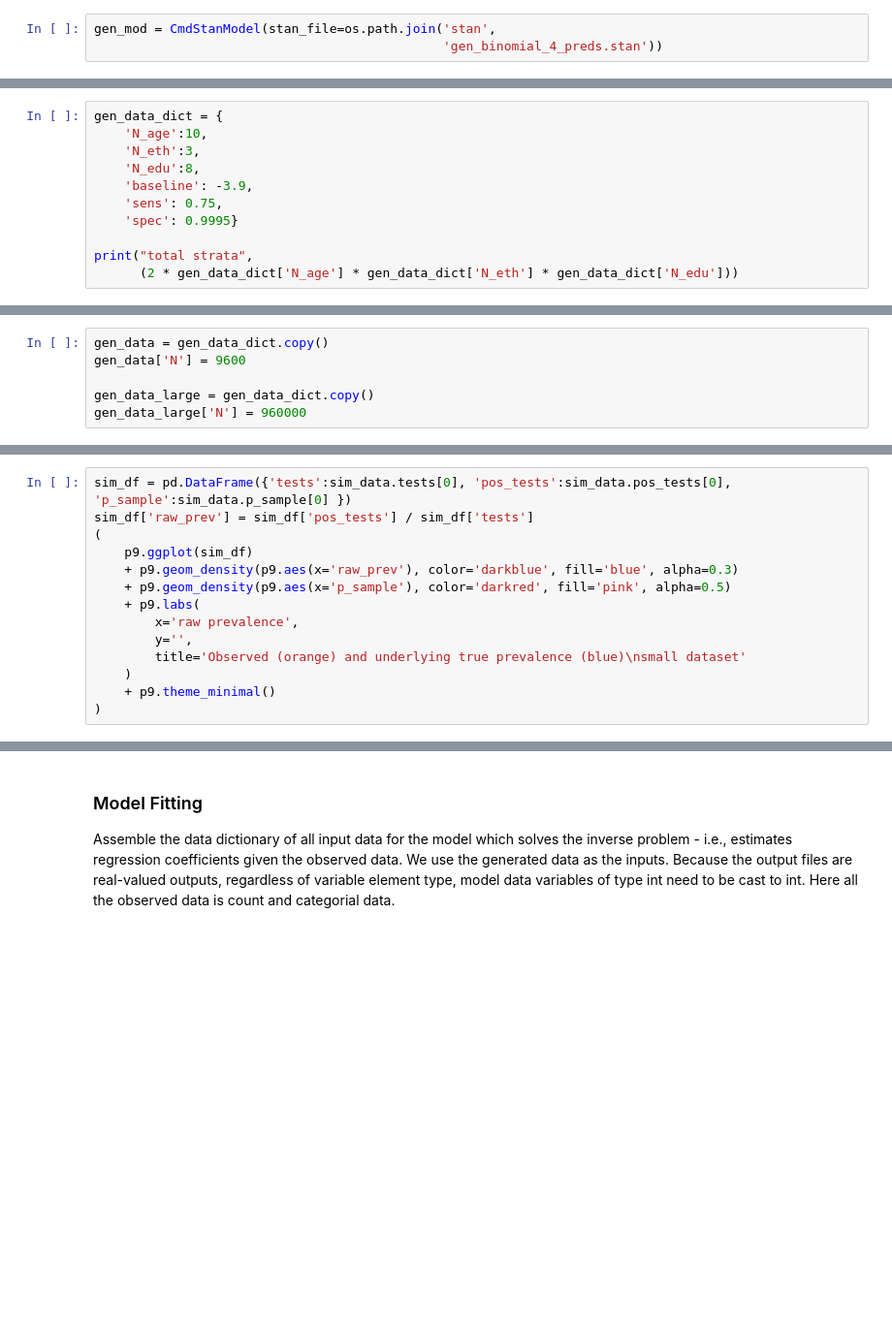
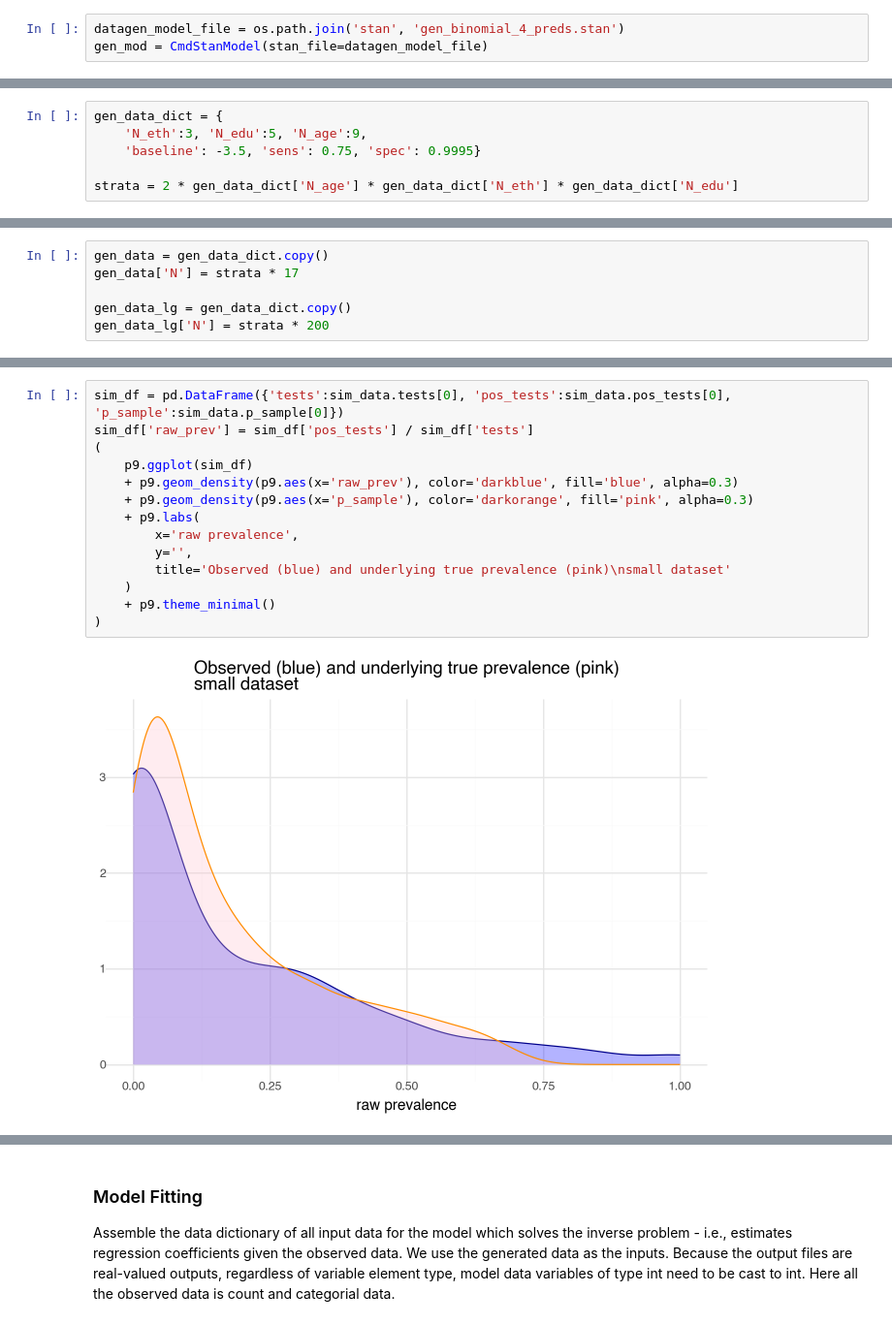
Before and after one commit to mitzimorris/sum_to_zero_vector, a Jupyter notebook: sum_to_zero_evaluation.ipynb, the cells around one changed output, grey strips where cells are left out. Shown at 97% size. Cells and saved outputs as stored; diff of their text form; blank space fills up the shorter version.

```diff
--- a/sum_to_zero_evaluation.ipynb
+++ b/sum_to_zero_evaluation.ipynb
@@ -161,4 +318,4 @@ The larger the number of strata overall, the more observations are needed to get
 # %%
-gen_mod = CmdStanModel(stan_file=os.path.join('stan',
-                                              'gen_binomial_4_preds.stan'))
+datagen_model_file = os.path.join('stan', 'gen_binomial_4_preds.stan')
+gen_mod = CmdStanModel(stan_file=datagen_model_file)
 # %% [markdown]
@@ -166,12 +323,7 @@ gen_mod = CmdStanModel(stan_file=os.path.join('stan',
 # %%
 gen_data_dict = {
-    'N_age':10,
-    'N_eth':3,
-    'N_edu':8,
-    'baseline': -3.9,
-    'sens': 0.75,
-    'spec': 0.9995}
+    'N_eth':3, 'N_edu':5, 'N_age':9,
+    'baseline': -3.5, 'sens': 0.75, 'spec': 0.9995}
 
-print("total strata",
-      (2 * gen_data_dict['N_age'] * gen_data_dict['N_eth'] * gen_data_dict['N_edu']))
+strata = 2 * gen_data_dict['N_age'] * gen_data_dict['N_eth'] * gen_data_dict['N_edu']
 # %% [markdown]
@@ -180,8 +333,8 @@ Here we generate two datasets:  one with a small number of observations, relativ
 and one with sufficient data to provide information on all combinations of demographics.
 # %%
 gen_data = gen_data_dict.copy()
-gen_data['N'] = 9600
+gen_data['N'] = strata * 17
 
-gen_data_large = gen_data_dict.copy()
-gen_data_large['N'] = 960000
+gen_data_lg = gen_data_dict.copy()
+gen_data_lg['N'] = strata * 200
 # %% [markdown]
@@ -221,17 +398,19 @@ generating a set of percentages and regression weights as is done in the Stan da
 However, this can result in very unbalanced datasets, in which case it is best to
 generate another dataset and continue.
 # %%
-sim_df = pd.DataFrame({'tests':sim_data.tests[0], 'pos_tests':sim_data.pos_tests[0], 'p_sample':sim_data.p_sample[0] })
+sim_df = pd.DataFrame({'tests':sim_data.tests[0], 'pos_tests':sim_data.pos_tests[0], 'p_sample':sim_data.p_sample[0]})
 sim_df['raw_prev'] = sim_df['pos_tests'] / sim_df['tests']
 (
     p9.ggplot(sim_df)
     + p9.geom_density(p9.aes(x='raw_prev'), color='darkblue', fill='blue', alpha=0.3)
-    + p9.geom_density(p9.aes(x='p_sample'), color='darkred', fill='pink', alpha=0.5)
+    + p9.geom_density(p9.aes(x='p_sample'), color='darkorange', fill='pink', alpha=0.3)
     + p9.labs(
         x='raw prevalence',
         y='',
-        title='Observed (orange) and underlying true prevalence (blue)\nsmall dataset'
+        title='Observed (blue) and underlying true prevalence (pink)\nsmall dataset'
     )
     + p9.theme_minimal()
 )
+# %% [output]
+[figure, added]
 # %%
```
Also changed, not shown: parts of 165 cells of this notebook, 7 other files.
